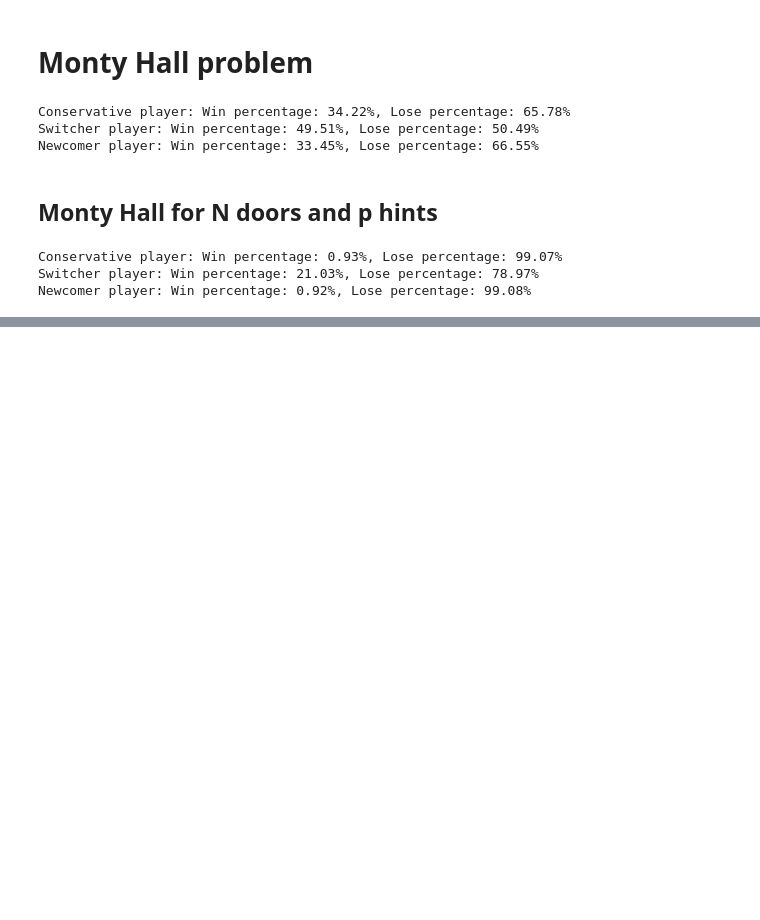
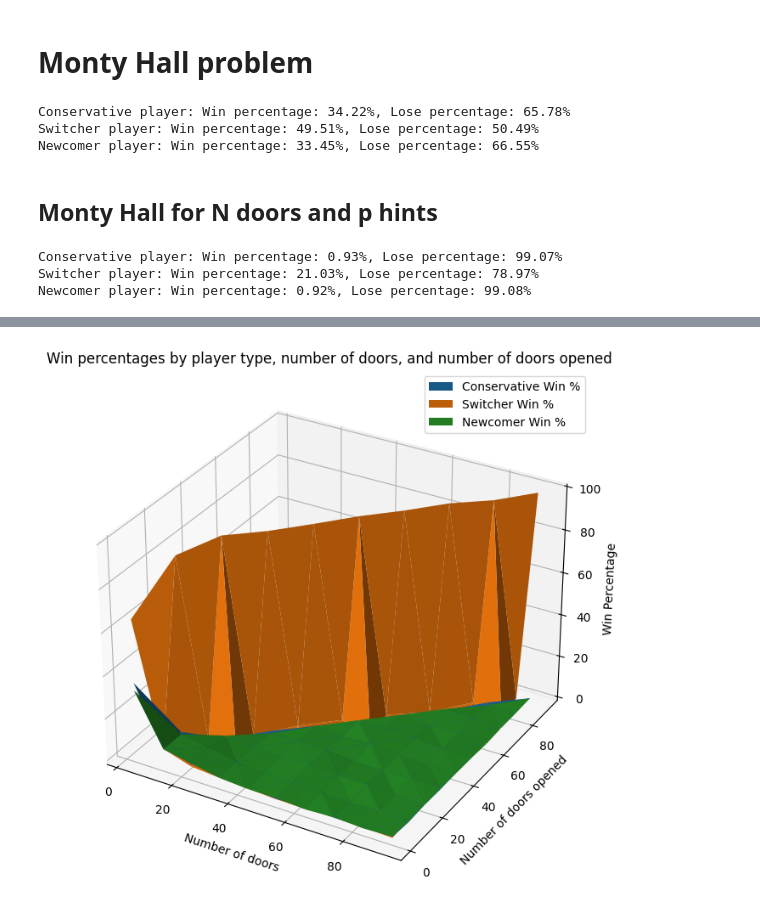
Before and after one commit to domvol/astrostatistics_bicocca_2025, a Jupyter notebook: Time_to_get_you_hands_dirty/Monty_haal_problem.ipynb, the cells around one changed output, grey strips where cells are left out. Drawn from its saved outputs; the diff is of its cells as text; code cells hidden in the pictures; blank space fills up the shorter version.

```diff
--- a/Time_to_get_you_hands_dirty/Monty_haal_problem.ipynb
+++ b/Time_to_get_you_hands_dirty/Monty_haal_problem.ipynb
@@ -169,0 +241,71 @@ plt.show()
+# %%
+import numpy as np
+from mpl_toolkits.mplot3d import Axes3D
+
+import matplotlib.pyplot as plt
+
+trials = 1000
+max_doors = 100
+results = []
+
+for num_doors in range(3, max_doors + 1, 10):
+    for doors_to_open in range(1, num_doors - 1, 10):
+        win_cons = 0
+        lose_cons = 0
+        win_swi = 0
+        lose_swi = 0
+        win_new = 0
+        lose_new = 0
+        trial = []
+
+        for i in range(trials):
+            doors = np.zeros(num_doors, dtype=int)
+            doors[np.random.randint(0, num_doors)] = 1
+            trial.append(doors)
+
+        for doors in trial:
+            conservative_choice = np.random.randint(0, num_doors)
+            if doors[conservative_choice] == 1:
+                win_cons += 1
+            else:
+                lose_cons += 1
+
+            available_doors = [i for i in range(num_doors) if doors[i] == 0 and i != conservative_choice]
+            opened_N_door = np.random.choice(available_doors, size=doors_to_open, replace=False)
+            other_doors = [i for i in range(num_doors) if i not in opened_N_door and i != conservative_choice]
+
+            if len(other_doors) > 0:
+                switcher = other_doors[0]
+                if doors[switcher] == 1:
+                    win_swi += 1
+                else:
+                    lose_swi += 1
+
+            newcomer = np.random.randint(0, num_doors)
+            if doors[newcomer] == 1:
+                win_new += 1
+            else:
+                lose_new += 1
+
+        results.append([
+            [num_doors, doors_to_open, (win_cons*100)/trials, (lose_cons*100)/trials],
+            [num_doors, doors_to_open, (win_swi*100)/trials, (lose_swi*100)/trials],
+            [num_doors, doors_to_open, (win_new*100)/trials, (lose_new*100)/trials]
+        ])
+
+results_array = np.array(results)
+
+fig = plt.figure(figsize=(12, 8))
+ax = fig.add_subplot(111, projection='3d')
+
+for i, player_type in enumerate(['Conservative', 'Switcher', 'Newcomer']):
+    ax.plot_trisurf(results_array[:, i, 0], results_array[:, i, 1], results_array[:, i, 2], label=f'{player_type} Win %')
+
+ax.set_title('Win percentages by player type, number of doors, and number of doors opened')
+ax.set_xlabel('Number of doors')
+ax.set_ylabel('Number of doors opened')
+ax.set_zlabel('Win Percentage')
+ax.legend()
+plt.show()
+# %% [output]
+[figure, added]
```
Also changed, not shown: parts of 4 cells of this notebook.
